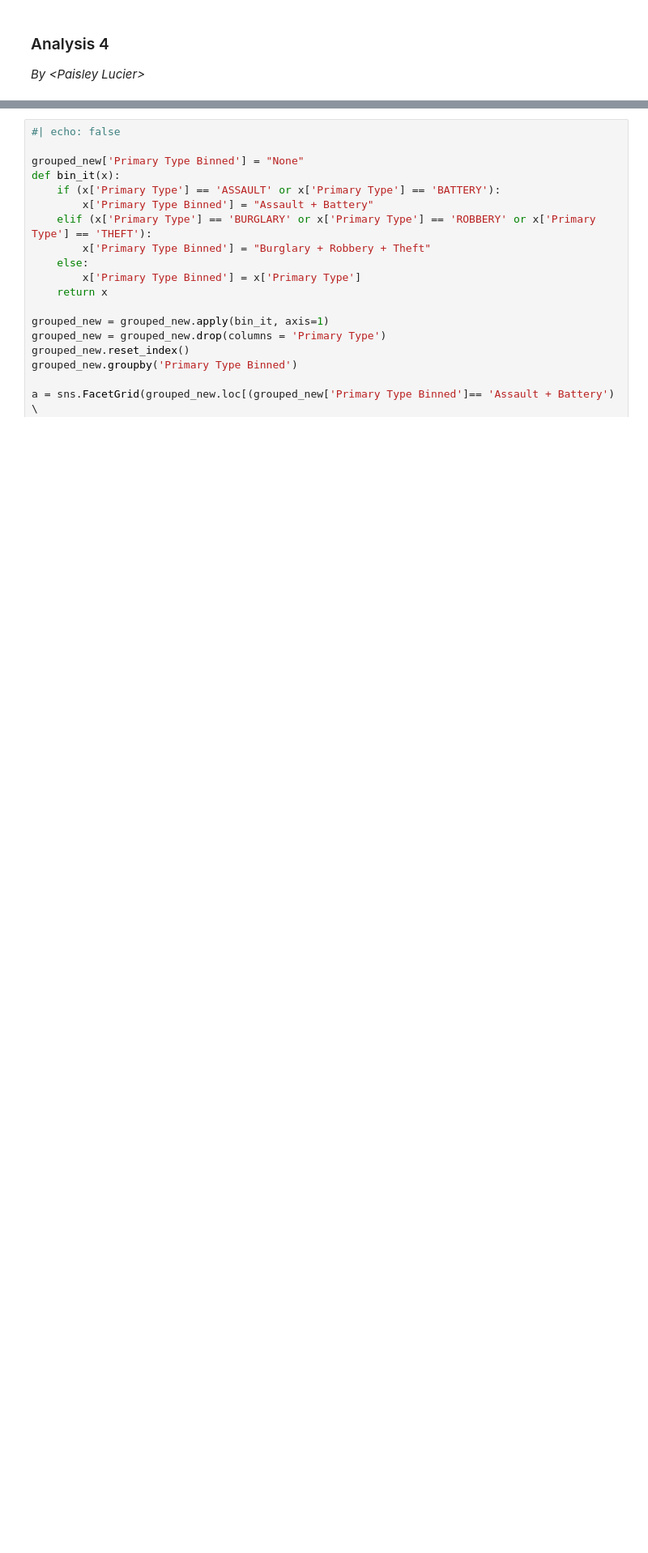
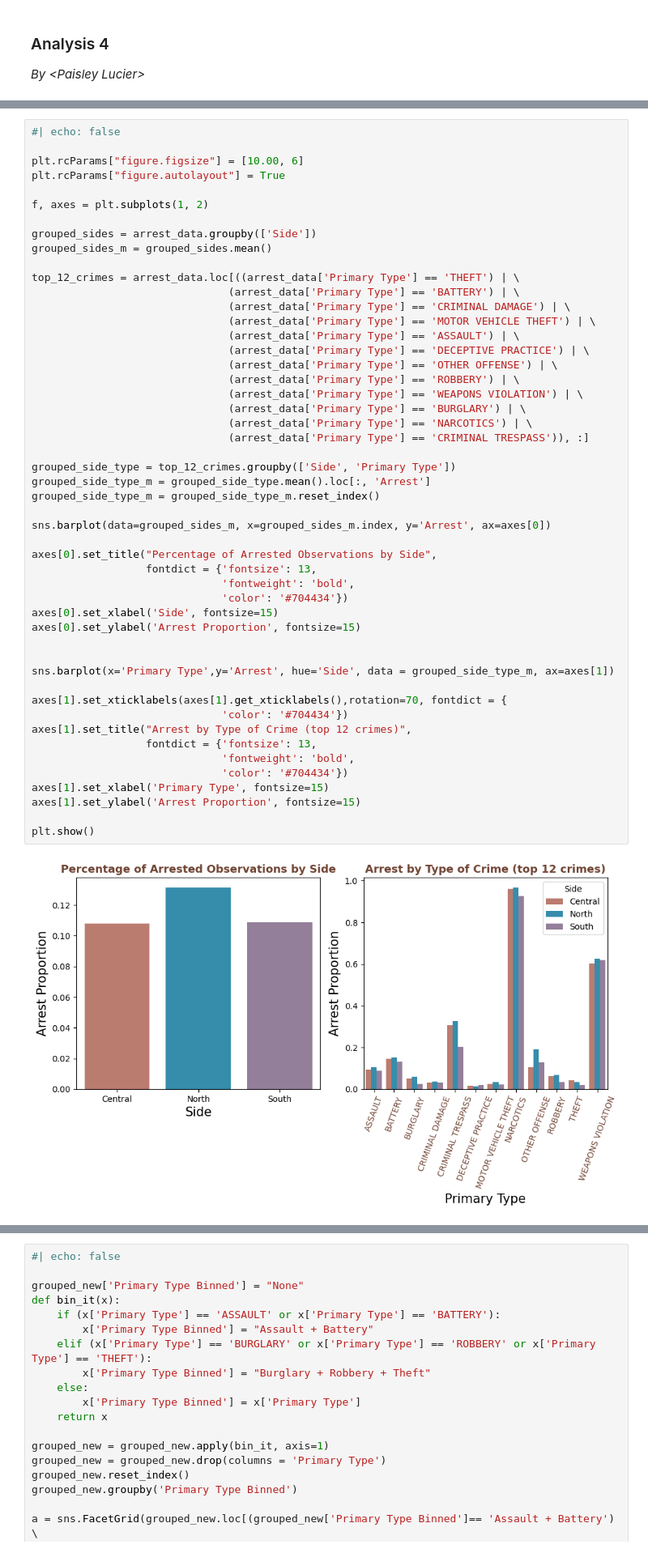
Before and after one commit to ashou2004/Chicago-Crime-Data-Analysis, a Jupyter notebook: ProjectReport.ipynb, the cells around one changed output, grey strips where cells are left out. Shown at 81% size. Saved outputs shown, nothing was run; the diff lists cells and outputs as text; blank space fills up the shorter version.

```diff
--- a/ProjectReport.ipynb
+++ b/ProjectReport.ipynb
@@ -624 +612,53 @@ plt.show()
+# %%
+#| echo: false
+
+plt.rcParams["figure.figsize"] = [10.00, 6]
+plt.rcParams["figure.autolayout"] = True
+
+f, axes = plt.subplots(1, 2)
+
+grouped_sides = arrest_data.groupby(['Side'])
+grouped_sides_m = grouped_sides.mean()
+
+top_12_crimes = arrest_data.loc[((arrest_data['Primary Type'] == 'THEFT') | \
+                               (arrest_data['Primary Type'] == 'BATTERY') | \
+                               (arrest_data['Primary Type'] == 'CRIMINAL DAMAGE') | \
+                               (arrest_data['Primary Type'] == 'MOTOR VEHICLE THEFT') | \
+                               (arrest_data['Primary Type'] == 'ASSAULT') | \
+                               (arrest_data['Primary Type'] == 'DECEPTIVE PRACTICE') | \
+                               (arrest_data['Primary Type'] == 'OTHER OFFENSE') | \
+                               (arrest_data['Primary Type'] == 'ROBBERY') | \
+                               (arrest_data['Primary Type'] == 'WEAPONS VIOLATION') | \
+                               (arrest_data['Primary Type'] == 'BURGLARY') | \
+                               (arrest_data['Primary Type'] == 'NARCOTICS') | \
+                               (arrest_data['Primary Type'] == 'CRIMINAL TRESPASS')), :]
+
+grouped_side_type = top_12_crimes.groupby(['Side', 'Primary Type'])
+grouped_side_type_m = grouped_side_type.mean().loc[:, 'Arrest']
+grouped_side_type_m = grouped_side_type_m.reset_index()
+
+sns.barplot(data=grouped_sides_m, x=grouped_sides_m.index, y='Arrest', ax=axes[0])
+
+axes[0].set_title("Percentage of Arrested Observations by Side",
+                  fontdict = {'fontsize': 13,
+                              'fontweight': 'bold',
+                              'color': '#704434'})
+axes[0].set_xlabel('Side', fontsize=15)
+axes[0].set_ylabel('Arrest Proportion', fontsize=15)
+
+
+sns.barplot(x='Primary Type',y='Arrest', hue='Side', data = grouped_side_type_m, ax=axes[1])
+
+axes[1].set_xticklabels(axes[1].get_xticklabels(),rotation=70, fontdict = {
+                              'color': '#704434'})
+axes[1].set_title("Arrest by Type of Crime (top 12 crimes)",
+                  fontdict = {'fontsize': 13,
+                              'fontweight': 'bold',
+                              'color': '#704434'})
+axes[1].set_xlabel('Primary Type', fontsize=15)
+axes[1].set_ylabel('Arrest Proportion', fontsize=15)
+
+plt.show()
+# %% [output]
+[figure, added]
 # %% [markdown]
```
Also changed, not shown: parts of 16 cells of this notebook.
